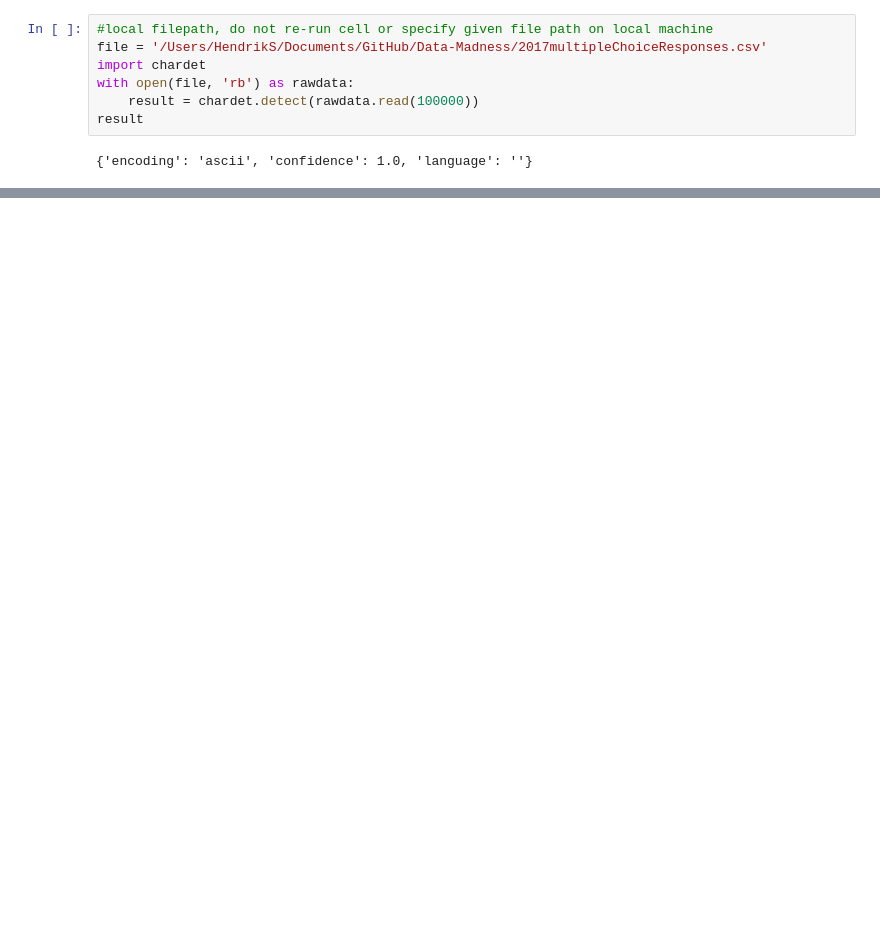
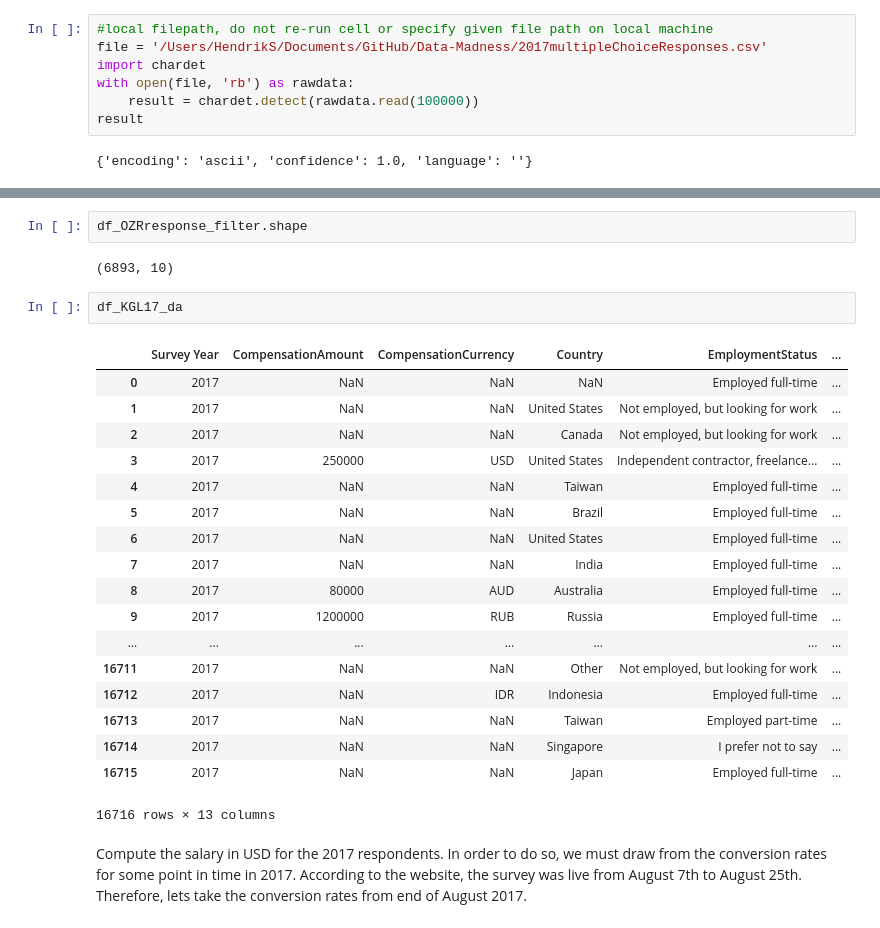
Before and after one commit to hendrikbaacke/Data-Madness, a Jupyter notebook: Income_and_Living_Prices__Data_Madness.ipynb, the cells around one changed output, grey strips where cells are left out. Saved outputs shown, nothing was run; the diff lists cells and outputs as text; blank space fills up the shorter version.

```diff
--- a/Income_and_Living_Prices__Data_Madness.ipynb
+++ b/Income_and_Living_Prices__Data_Madness.ipynb
@@ -38,0 +312,27 @@ AttributeError: 'DataFrame' object has no attribute 'groubby'
+# %%
+df_OZRresponse_filter.shape
+# %% [output]
+(6893, 10)
+# %%
+df_KGL17_da
+# %% [output]
+|  | Survey Year | CompensationAmount | CompensationCurrency | Country | EmploymentStatus | ... |
+| 0 | 2017 | NaN | NaN | NaN | Employed full-time | ... |
+| 1 | 2017 | NaN | NaN | United States | Not employed, but looking for work | ... |
+| 2 | 2017 | NaN | NaN | Canada | Not employed, but looking for work | ... |
+| 3 | 2017 | 250000 | USD | United States | Independent contractor, freelance... | ... |
+| 4 | 2017 | NaN | NaN | Taiwan | Employed full-time | ... |
+| 5 | 2017 | NaN | NaN | Brazil | Employed full-time | ... |
+| 6 | 2017 | NaN | NaN | United States | Employed full-time | ... |
+| 7 | 2017 | NaN | NaN | India | Employed full-time | ... |
+| 8 | 2017 | 80000 | AUD | Australia | Employed full-time | ... |
+| 9 | 2017 | 1200000 | RUB | Russia | Employed full-time | ... |
+| ... | ... | ... | ... | ... | ... | ... |
+| 16711 | 2017 | NaN | NaN | Other | Not employed, but looking for work | ... |
+| 16712 | 2017 | NaN | IDR | Indonesia | Employed full-time | ... |
+| 16713 | 2017 | NaN | NaN | Taiwan | Employed part-time | ... |
+| 16714 | 2017 | NaN | NaN | Singapore | I prefer not to say | ... |
+| 16715 | 2017 | NaN | NaN | Japan | Employed full-time | ... |
+16716 rows × 13 columns
+# %% [markdown]
+Compute the salary in USD for the 2017 respondents. In order to do so, we must draw from the conversion rates for some point in time in 2017. According to the website, the survey was live from August 7th to August 25th. Therefore, lets take the conversion rates from end of August 2017.
```
Also changed, not shown: parts of 42 cells of this notebook, 2 other files.
